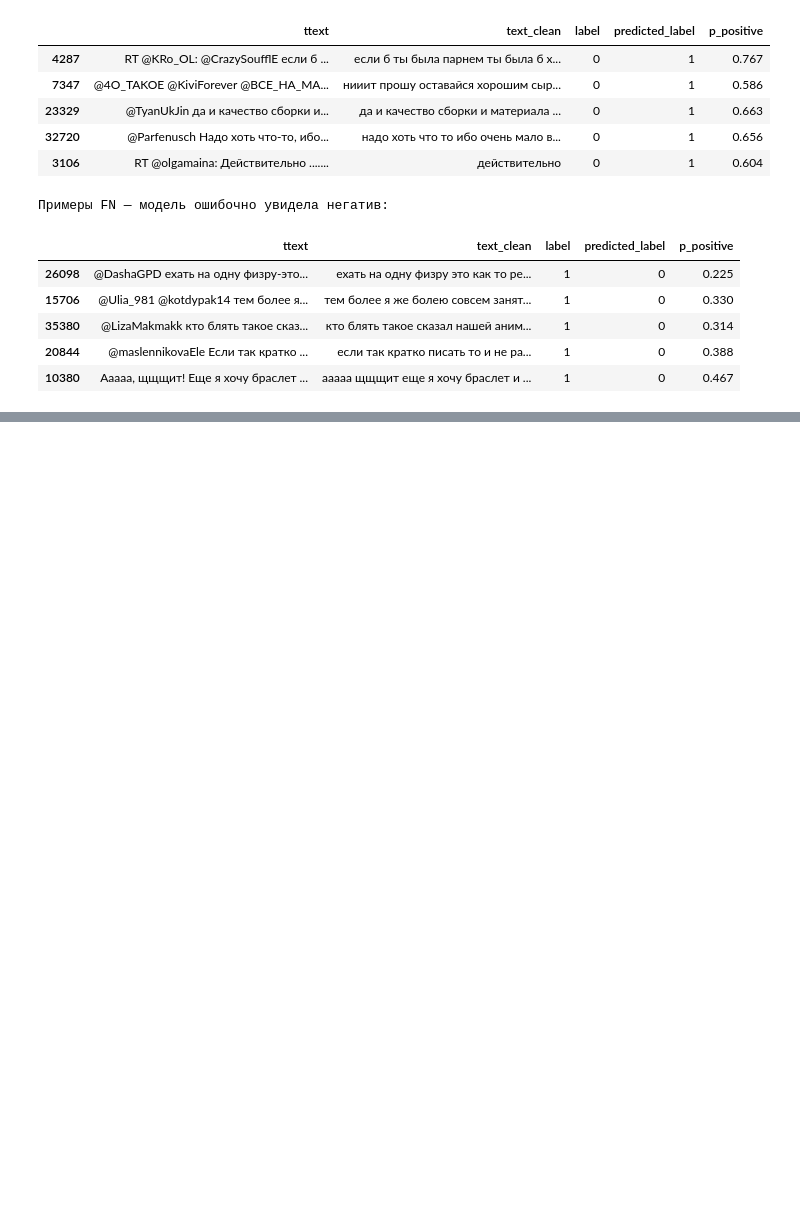
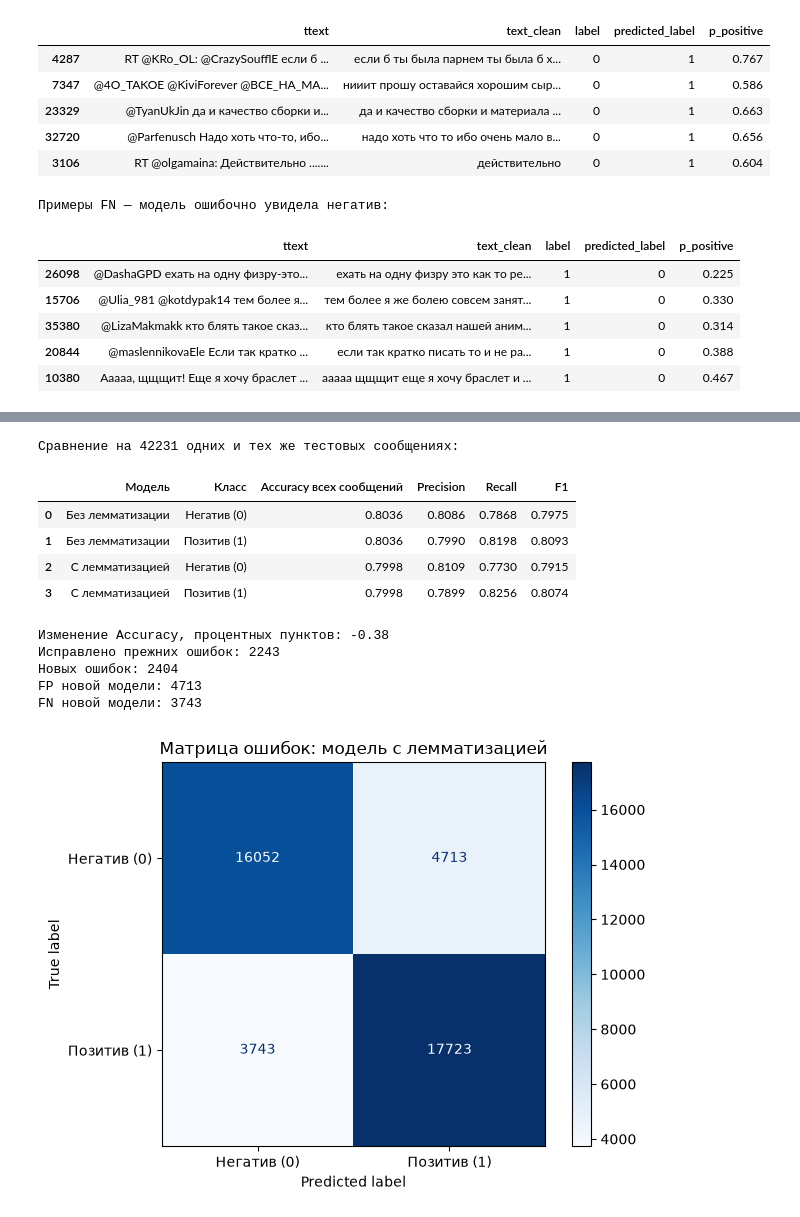
Before and after one commit to avtorpc/fundament_nlp, a Jupyter notebook: Untitled.ipynb, the cells around one changed output, grey strips where cells are left out. Cells and saved outputs as stored; diff of their text form; code cells hidden in the pictures; blank space fills up the shorter version.

Commit message:
feat: Лемматизация сократила словарь, но Accuracy снизилась на 0,38 процентного пункта

```diff
--- a/Untitled.ipynb
+++ b/Untitled.ipynb
@@ -968,0 +1076,72 @@ FN — позитив ошибочно назван негативом: 3868
+# %%
+# ШАГ 18 — Сравнение моделей на ОДНИХ И ТЕХ ЖЕ тестовых сообщениях
+
+# Старый ответ модели без лемматизации сохранён на шаге 13 в y_pred.
+# Новая модель получает только лемматизированные признаки теста.
+lemma_pred = lemma_mlp.predict(X_test_lemma_tfidf)
+
+# Проверяем, что ни одна тестовая строка не была добавлена или потеряна.
+assert len(y_test) == len(y_pred) == len(lemma_pred) == len(test_df)
+
+# Считаем метрики отдельно для обеих моделей и обоих классов.
+comparison_rows = []
+for model_name, predictions in [
+    ("Без лемматизации", y_pred),
+    ("С лемматизацией", lemma_pred),
+]:
+    for class_id, class_name in [(0, "Негатив"), (1, "Позитив")]:
+        comparison_rows.append({
+            "Модель": model_name,
+            "Класс": f"{class_name} ({class_id})",
+            "Accuracy всех сообщений": accuracy_score(y_test, predictions),
+            "Precision": precision_score(
+                y_test, predictions, pos_label=class_id, zero_division=0
+            ),
+            "Recall": recall_score(
+                y_test, predictions, pos_label=class_id, zero_division=0
+            ),
+            "F1": f1_score(
+                y_test, predictions, pos_label=class_id, zero_division=0
+            ),
+        })
+
+comparison_table = pd.DataFrame(comparison_rows)
+print("Сравнение на", len(y_test), "одних и тех же тестовых сообщениях:")
+display(comparison_table.round(4))
+
+baseline_accuracy = accuracy_score(y_test, y_pred)
+lemma_accuracy = accuracy_score(y_test, lemma_pred)
+print("Изменение Accuracy, процентных пунктов:",
+      round((lemma_accuracy - baseline_accuracy) * 100, 2))
+
+# Считаем случаи, в которых новый подход исправил старую ошибку,
+# и случаи, в которых он испортил прежний правильный ответ.
+baseline_correct = (y_pred == y_test.to_numpy())
+lemma_correct = (lemma_pred == y_test.to_numpy())
+print("Исправлено прежних ошибок:", int((~baseline_correct & lemma_correct).sum()))
+print("Новых ошибок:", int((baseline_correct & ~lemma_correct).sum()))
+
+# Матрица ошибок для новой модели.
+lemma_cm = confusion_matrix(y_test, lemma_pred, labels=[0, 1])
+print("FP новой модели:", int(lemma_cm[0, 1]))
+print("FN новой модели:", int(lemma_cm[1, 0]))
+ConfusionMatrixDisplay(
+    confusion_matrix=lemma_cm,
+    display_labels=["Негатив (0)", "Позитив (1)"],
+).plot(cmap="Blues", values_format="d")
+plt.title("Матрица ошибок: модель с лемматизацией")
+plt.tight_layout()
+plt.show()
+# %% [output]
+Сравнение на 42231 одних и тех же тестовых сообщениях:
+|  | Модель | Класс | Accuracy всех сообщений | Precision | Recall | F1 |
+| 0 | Без лемматизации | Негатив (0) | 0.8036 | 0.8086 | 0.7868 | 0.7975 |
+| 1 | Без лемматизации | Позитив (1) | 0.8036 | 0.7990 | 0.8198 | 0.8093 |
+| 2 | С лемматизацией | Негатив (0) | 0.7998 | 0.8109 | 0.7730 | 0.7915 |
+| 3 | С лемматизацией | Позитив (1) | 0.7998 | 0.7899 | 0.8256 | 0.8074 |
+Изменение Accuracy, процентных пунктов: -0.38
+Исправлено прежних ошибок: 2243
+Новых ошибок: 2404
+FP новой модели: 4713
+FN новой модели: 3743
+[figure, added]
```
Also changed, not shown: parts of 3 cells of this notebook, 1 other file.
